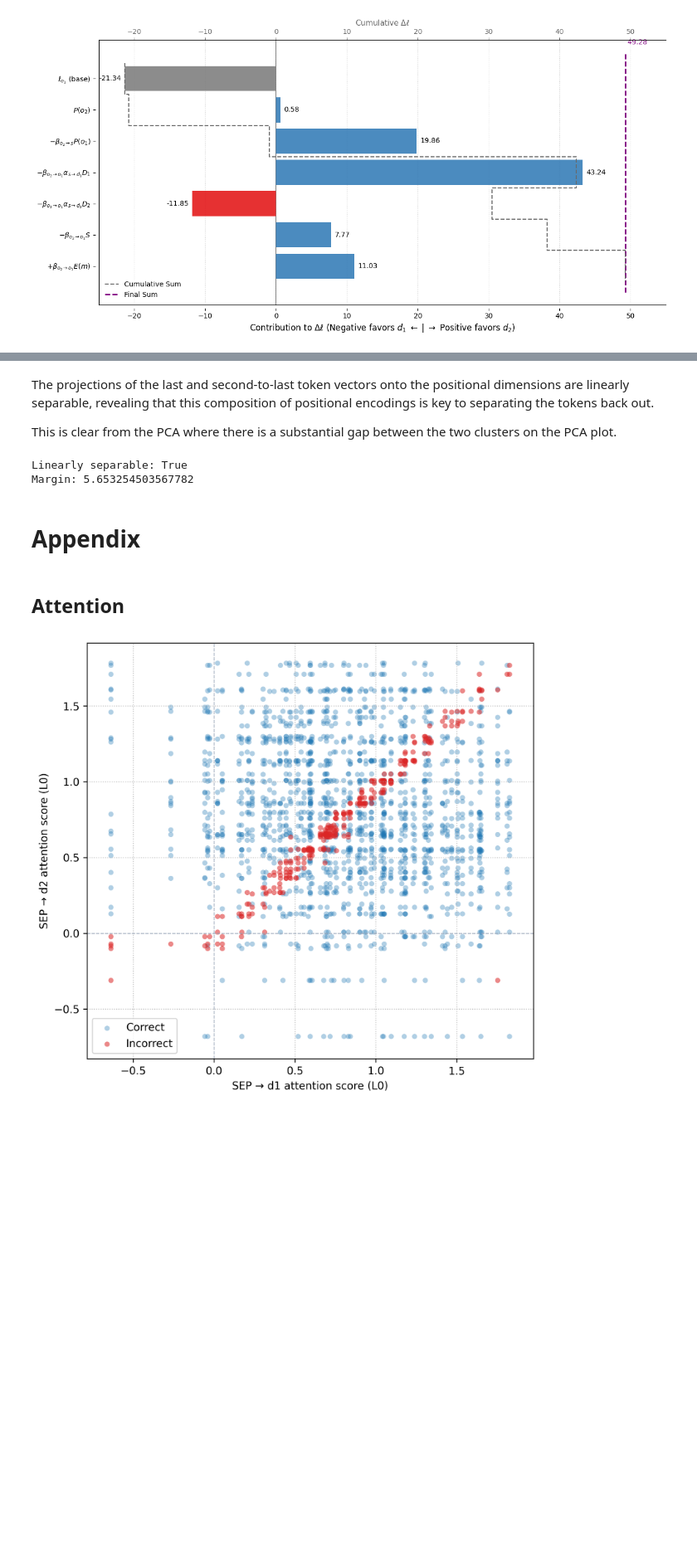
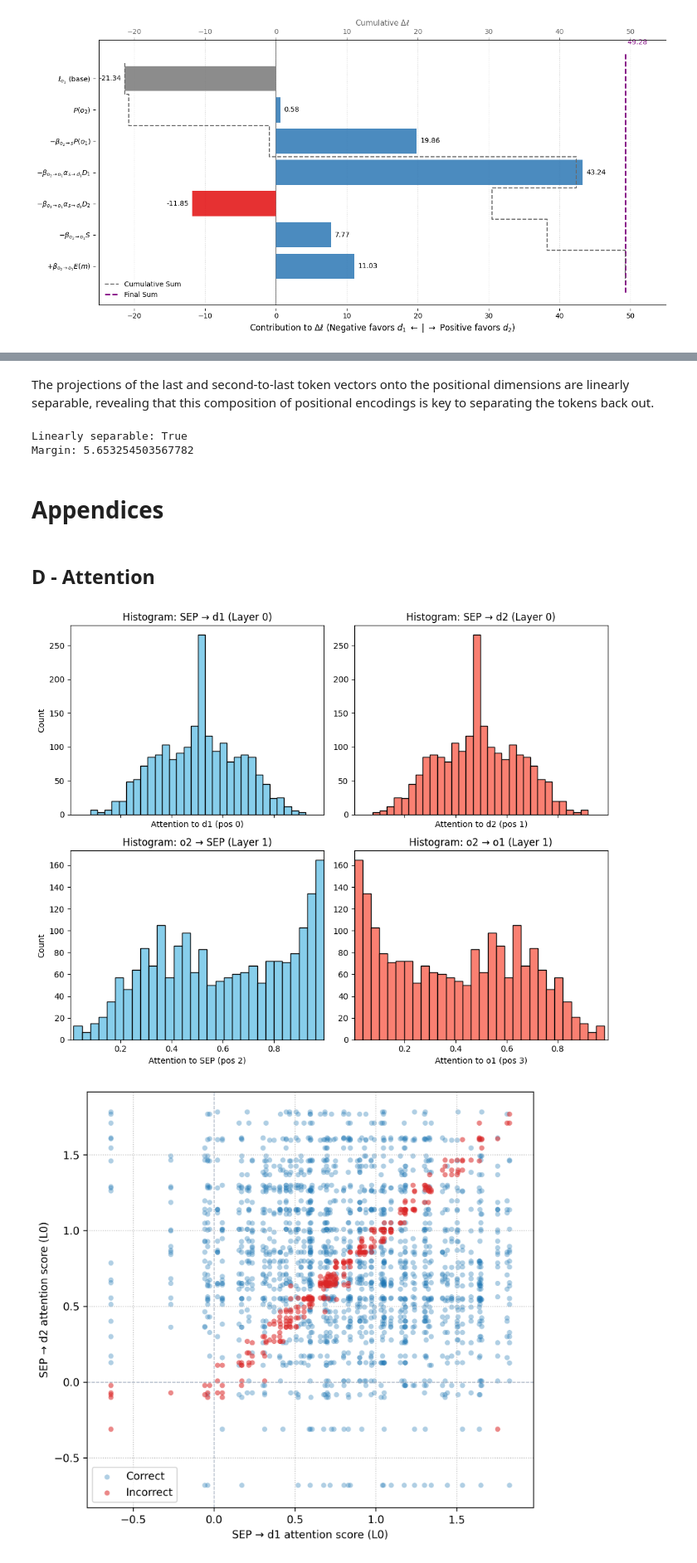
Before and after one commit to Theosdoor/order-by-scale, a Jupyter notebook: PAPER/main.ipynb, the cells around one changed output, grey strips where cells are left out. Shown at 83% size. Saved outputs shown, nothing was run; the diff lists cells and outputs as text; code cells hidden in the pictures; blank space fills up the shorter version.

```diff
--- a/PAPER/nb_final.ipynb
+++ b/PAPER/main.ipynb
@@ -1213,4 +1080,2 @@ plot_pca_two_sets(
 # %% [markdown]
 The projections of the last and second-to-last token vectors onto the positional dimensions are linearly separable, revealing that this composition of positional encodings is key to separating the tokens back out.
-
-This is clear from the PCA where there is a substantial gap between the two clusters on the PCA plot.
@@ -1237,7 +1138,66 @@ if separable:
 Linearly separable: True
 Margin: 5.653254503567782
 # %% [markdown]
-# Appendix
+# Appendices
 # %% [markdown]
-## Attention
+## D - Attention
+# %%
+# ----- Fig 4 - Attn histogram -----
+
+# Extract attention weights (reuse existing cache)
+attn_sep_d1 = cache["pattern", 0].squeeze()[:, 2, 0].cpu().numpy()
+attn_sep_d2 = cache["pattern", 0].squeeze()[:, 2, 1].cpu().numpy()
+attn_o2_sep = cache["pattern", 1].squeeze()[:, -1, 2].cpu().numpy()
+attn_o2_o1  = cache["pattern", 1].squeeze()[:, -1, 3].cpu().numpy()
+
+# Compute global x-range across all histograms
+all_vals = np.concatenate([attn_sep_d1, attn_sep_d2, attn_o2_sep, attn_o2_o1])
+x_min, x_max = float(all_vals.min()), float(all_vals.max())
+
+fig, axes = plt.subplots(2, 2, figsize=(10, 8), sharex=True)
+
+# Row 1
+ax = axes[0, 0]
+ax.hist(attn_sep_d1, bins=30, color="skyblue", edgecolor="black")
+ax.set_xlabel("Attention to d1 (pos 0)")
+ax.set_ylabel("Count")
+ax.set_title("Histogram: SEP → d1 (Layer 0)")
+
+ax = axes[0, 1]
+ax.hist(attn_sep_d2, bins=30, color="salmon", edgecolor="black")
+ax.set_xlabel("Attention to d2 (pos 1)")
+ax.set_ylabel("")
+ax.set_title("Histogram: SEP → d2 (Layer 0)")
+
+# Row 2
+ax = axes[1, 0]
+ax.hist(attn_o2_sep, bins=30, color="skyblue", edgecolor="black")
+ax.set_xlabel("Attention to SEP (pos 2)")
+ax.set_ylabel("Count")
+ax.set_title("Histogram: o2 → SEP (Layer 1)")
+
+ax = axes[1, 1]
+ax.hist(attn_o2_o1, bins=30, color="salmon", edgecolor="black")
+ax.set_xlabel("Attention to o1 (pos 3)")
+ax.set_ylabel("")
+ax.set_title("Histogram: o2 → o1 (Layer 1)")
+
+# Apply the shared x-limits to all axes
+for ax in axes.flat:
+    ax.set_xlim(x_min, x_max)
+
+# Make y-axes the same within each row
+ymax_row0 = max(axes[0, 0].get_ylim()[1], axes[0, 1].get_ylim()[1])
+ymax_row1 = max(axes[1, 0].get_ylim()[1], axes[1, 1].get_ylim()[1])
+axes[0, 0].set_ylim(0, ymax_row0)
+axes[0, 1].set_ylim(0, ymax_row0)
+# axes[0,1].set_yticks([])
+axes[1, 0].set_ylim(0, ymax_row1)
+axes[1, 1].set_ylim(0, ymax_row1)
+# axes[1,1].set_yticks([])
+
+plt.tight_layout()
+plt.show()
+# %% [output]
+[figure, added]
 # %%
```
Also changed, not shown: parts of 22 cells of this notebook, 2 other files.
